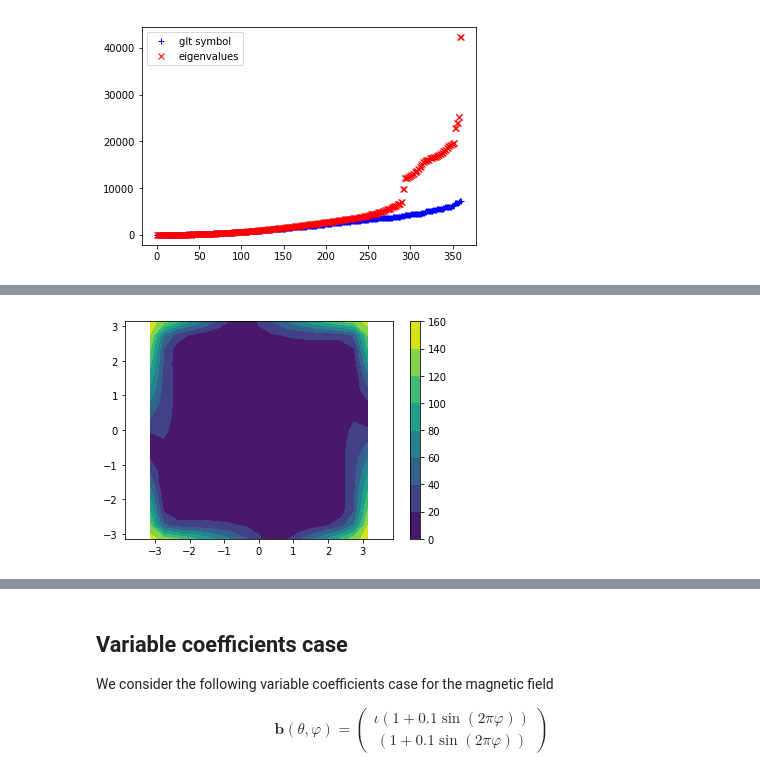
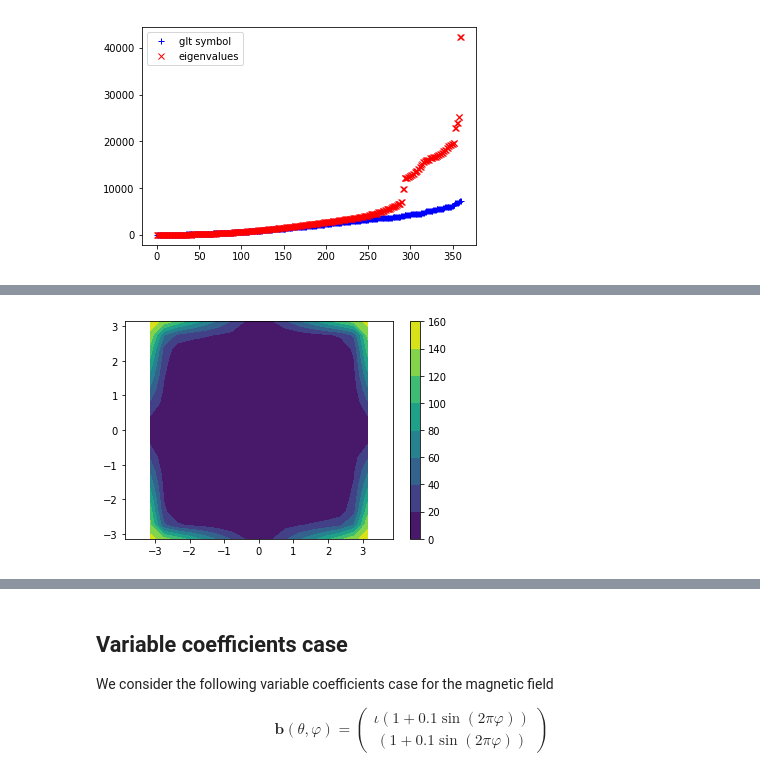
Before and after one commit to pyccel/IGA-Python, a Jupyter notebook: lessons/Chapter7/05_anisotropic_diffusion_noncoercive_2d.ipynb, the cells around one changed output, grey strips where cells are left out. Drawn from its saved outputs; the diff is of its cells as text; code cells hidden in the pictures.

```diff
--- a/lessons/Chapter7/05_anisotropic_diffusion_noncoercive_2d.ipynb
+++ b/lessons/Chapter7/05_anisotropic_diffusion_noncoercive_2d.ipynb
@@ -82,3 +82,6 @@ symbol_m = glt_symbol(a_m, space=V, evaluate=True)
+# %%
+symbol_m = compile_symbol('symbol_m', a_m, V,
+                          backend='fortran')
 # %%
 d_constants = {'b2': 1.}
 d_types = {'b1': 'double'}
@@ -161,18 +168,26 @@ m = range(-ne2//2, ne2//2+1)
 n,m = meshgrid(n,m)
 n = n.transpose()
 m = m.transpose()
-e = (_b1*n + _b2*m)**2
+f = (_b1*n + _b2*m)**2
-# %%
-t1 = linspace(-pi,pi, ne1+1)
-t2 = linspace(-pi,pi, ne2+1)
-
-f = evaluate_symbol(F, F_m, ne1, ne2)
-
-plt.contourf(t1, t2, abs(e-f))
-plt.axis("equal")
-plt.colorbar();
-# %% [output]
-[figure, removed]
+# %%
+nx = ne1+1 ; ny = ne2+1
+t1 = linspace(-pi,pi, nx)
+t2 = linspace(-pi,pi, ny)
+
+x1 = linspace(0.,1., nx)
+x2 = linspace(0.,1., ny)
+e_a = zeros((nx, ny), order='F')
+e_m = zeros((nx, ny), order='F')
+symbol_a(x1,x2,t1,t2, e_a, d_args['b1'])
+symbol_m(x1,x2,t1,t2, e_m)
+e = e_a/e_m
+e = e / (4 * pi**2)
+
+plt.contourf(t1, t2, abs(e-f))
+plt.axis("equal")
+plt.colorbar();
+# %% [output]
+[figure, added]
 # %%
 def mode(i,j):
     t1 = i * 2 * pi / ne1
```
Also changed, not shown: parts of 20 cells of this notebook, 2 other files.
